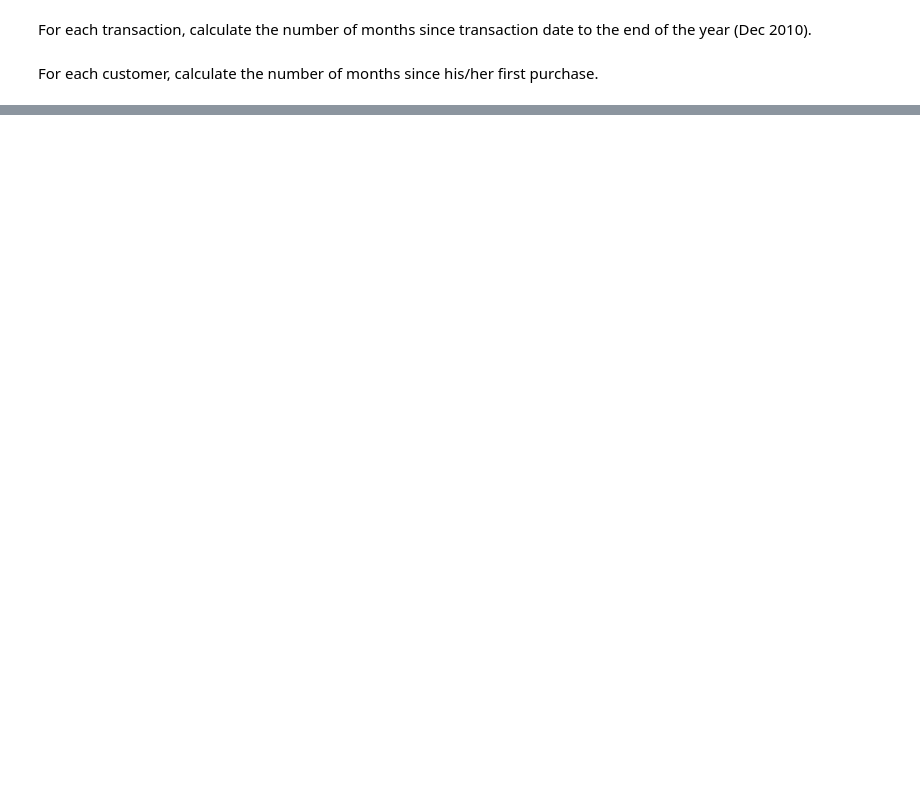
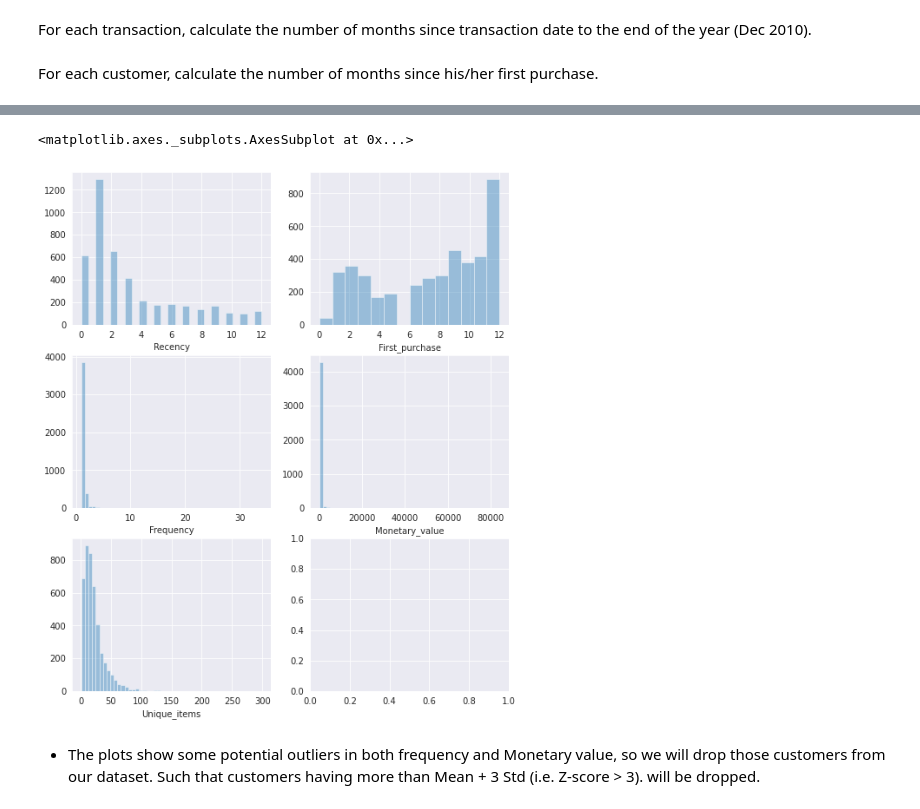
Before and after one commit to wasimkhan33/Online-Retail-Customer-Segmentation, a Jupyter notebook: Online_Retail_Customer_Segmentation_Capstone_Project.ipynb, the cells around one changed output, grey strips where cells are left out. Cells and saved outputs as stored; diff of their text form; code cells hidden in the pictures; blank space fills up the shorter version.

Commit message:
Feature Engineering - Detecting and removing outliers found in RFM plots

```diff
--- a/Online_Retail_Customer_Segmentation_Capstone_Project.ipynb
+++ b/Online_Retail_Customer_Segmentation_Capstone_Project.ipynb
@@ -689,0 +724,13 @@ df.describe()
+# %%
+# Plot the distribution of all variables that will be used for model training
+fig, ax = plt.subplots(ncols=2, nrows=3, figsize=(9,11))
+sns.distplot(data_transformed.Recency, ax= ax[0][0], kde= False)
+sns.distplot(data_transformed.First_purchase, ax= ax[0][1], kde= False)
+sns.distplot(data_transformed.Frequency, ax= ax[1][0], kde= False)
+sns.distplot(data_transformed.Monetary_value, ax= ax[1][1], kde= False)
+sns.distplot(data_transformed.Unique_items, ax= ax[2][0], kde= False)
+# %% [output]
+<matplotlib.axes._subplots.AxesSubplot at 0x...>
+[figure, added]
+# %% [markdown]
+- The plots show some potential outliers in both frequency and Monetary value, so we will drop those customers from our dataset. Such that customers having more than Mean + 3 Std (i.e. Z-score > 3). will be dropped.
```
Also changed, not shown: parts of 28 cells of this notebook.
